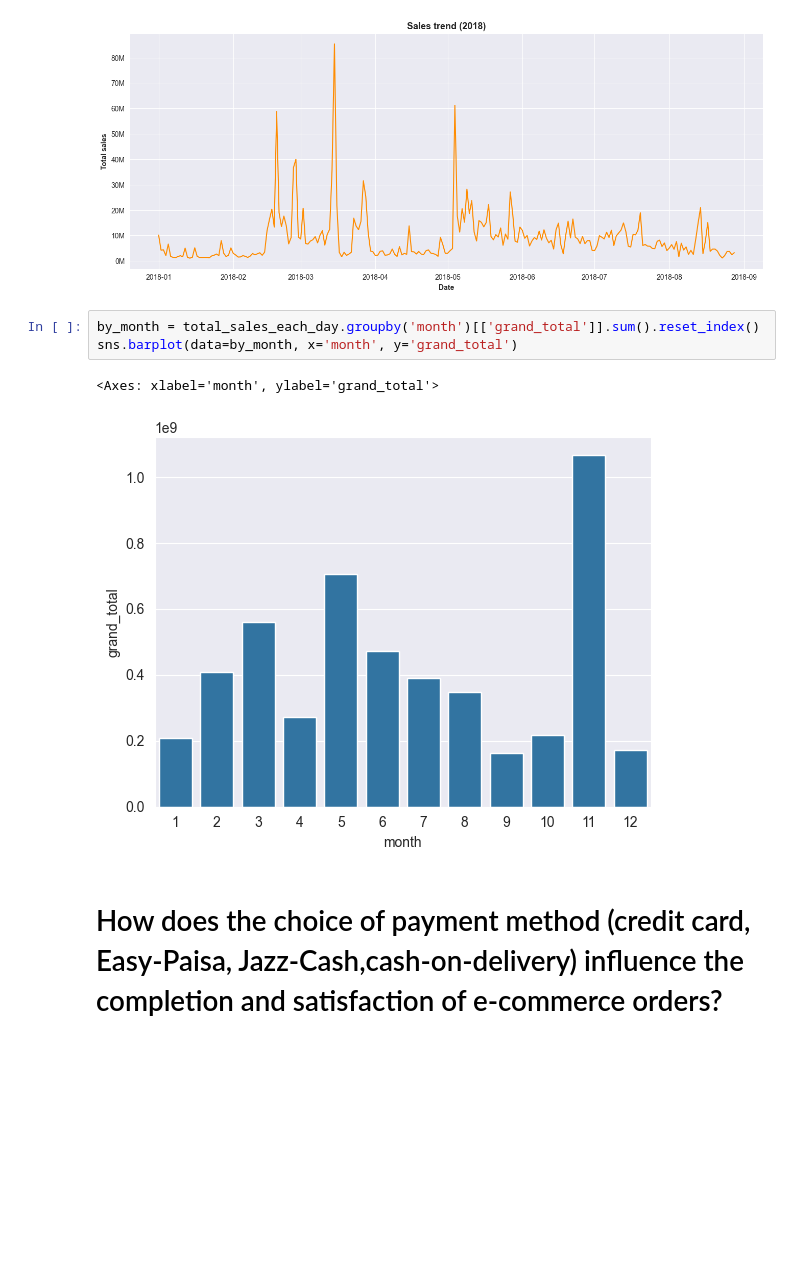
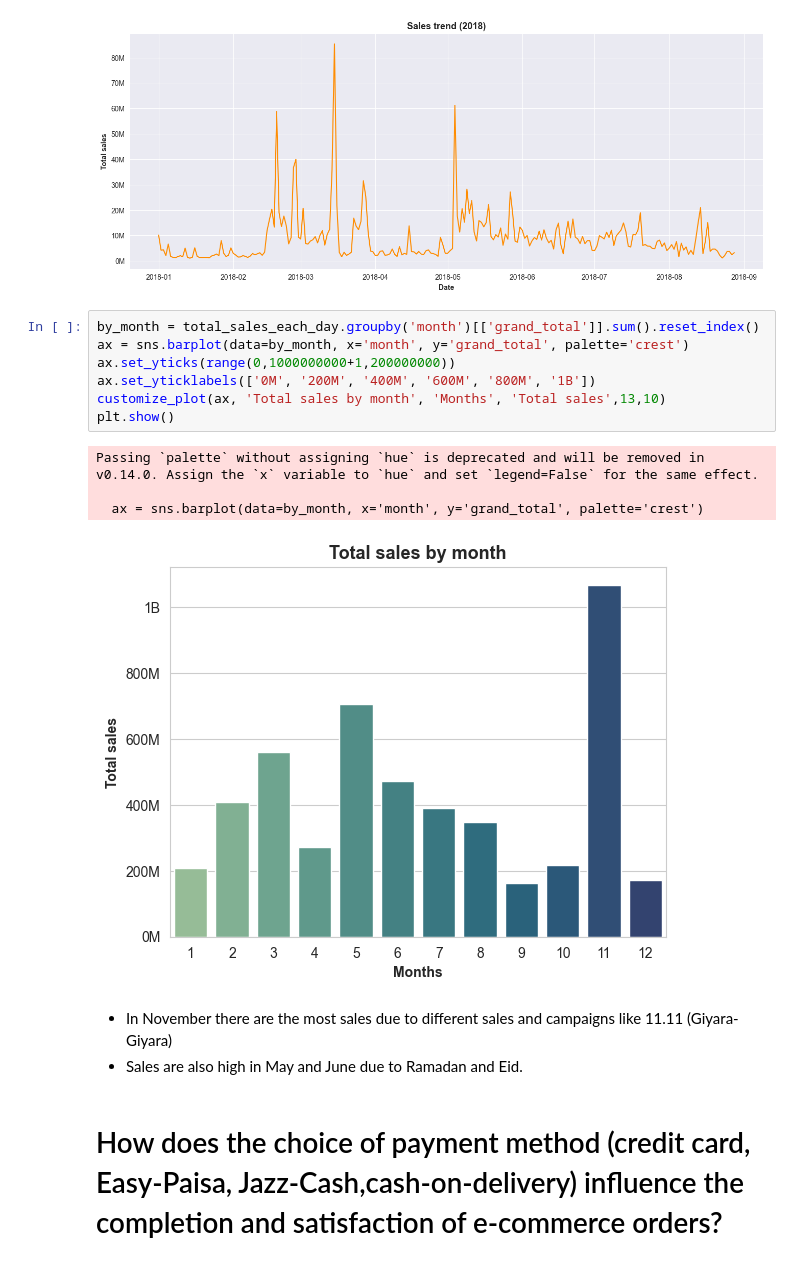
Before and after one commit to ali-bin-kashif/Pakistan-ECommerce-Dataset-EDA, a Jupyter notebook: eda-pak-ecommerce.ipynb, the cells around one changed output. Drawn from its saved outputs; the diff is of its cells as text; blank space fills up the shorter version.

Commit message:
'Some visualzations done'

```diff
--- a/eda-pak-ecommerce.ipynb
+++ b/eda-pak-ecommerce.ipynb
@@ -541,10 +541,19 @@ plt.show()
 [figure]
 # %%
 by_month = total_sales_each_day.groupby('month')[['grand_total']].sum().reset_index()
-sns.barplot(data=by_month, x='month', y='grand_total')
+ax = sns.barplot(data=by_month, x='month', y='grand_total', palette='crest')
+ax.set_yticks(range(0,1000000000+1,200000000))
+ax.set_yticklabels(['0M', '200M', '400M', '600M', '800M', '1B'])
+customize_plot(ax, 'Total sales by month', 'Months', 'Total sales',13,10)
+plt.show()
 # %% [output]
-<Axes: xlabel='month', ylabel='grand_total'>
+Passing `palette` without assigning `hue` is deprecated and will be removed in v0.14.0. Assign the `x` variable to `hue` and set `legend=False` for the same effect.
+
+  ax = sns.barplot(data=by_month, x='month', y='grand_total', palette='crest')
-[figure, old version]
+[figure, new version]
+# %% [markdown]
+- In November there are the most sales due to different sales and campaigns like 11.11 (Giyara-Giyara)
+- Sales are also high in May and June due to Ramadan and Eid.
 # %% [markdown]
 # How does the choice of payment method (credit card, Easy-Paisa, Jazz-Cash,cash-on-delivery) influence the completion and satisfaction of e-commerce orders?
 # %%
```
Also changed, not shown: parts of 2 cells of this notebook.
